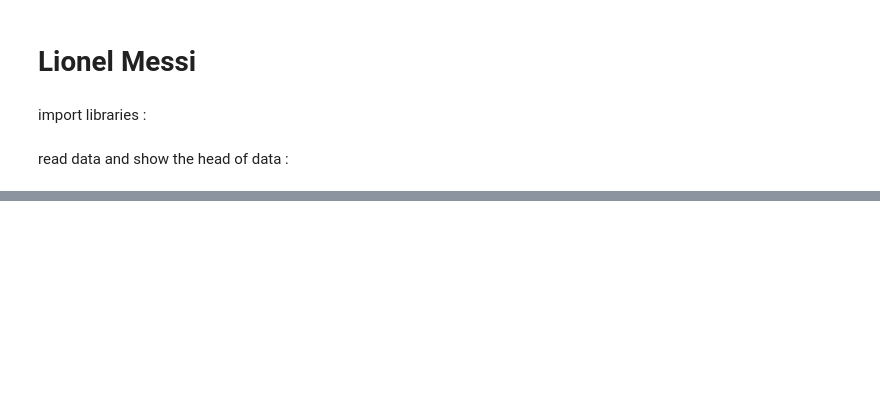
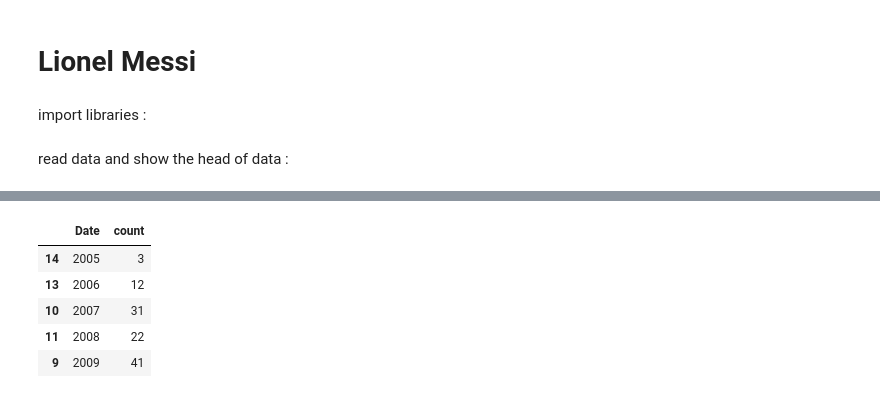
Before and after one commit to Moein-Moatali-2006/Data-Science, a Jupyter notebook: Data Science 5.4/Lionel Messi/main.ipynb, the cells around one changed output, grey strips where cells are left out. Drawn from its saved outputs; the diff is of its cells as text; code cells hidden in the pictures; blank space fills up the shorter version.

```diff
--- a/Data Science 5.4/Lionel Messi/main.ipynb
+++ b/Data Science 5.4/Lionel Messi/main.ipynb
@@ -20,0 +25,12 @@ data.head()
+# %%
+data["Date"] = data["Date"].apply(year)
+df = data["Date"].value_counts().reset_index()
+df = df.sort_values(by=["Date"])
+df.head()
+# %% [output]
+|  | Date | count |
+| 14 | 2005 | 3 |
+| 13 | 2006 | 12 |
+| 10 | 2007 | 31 |
+| 11 | 2008 | 22 |
+| 9 | 2009 | 41 |
```
Also changed, not shown: parts of 9 cells of this notebook, 3 other files.
